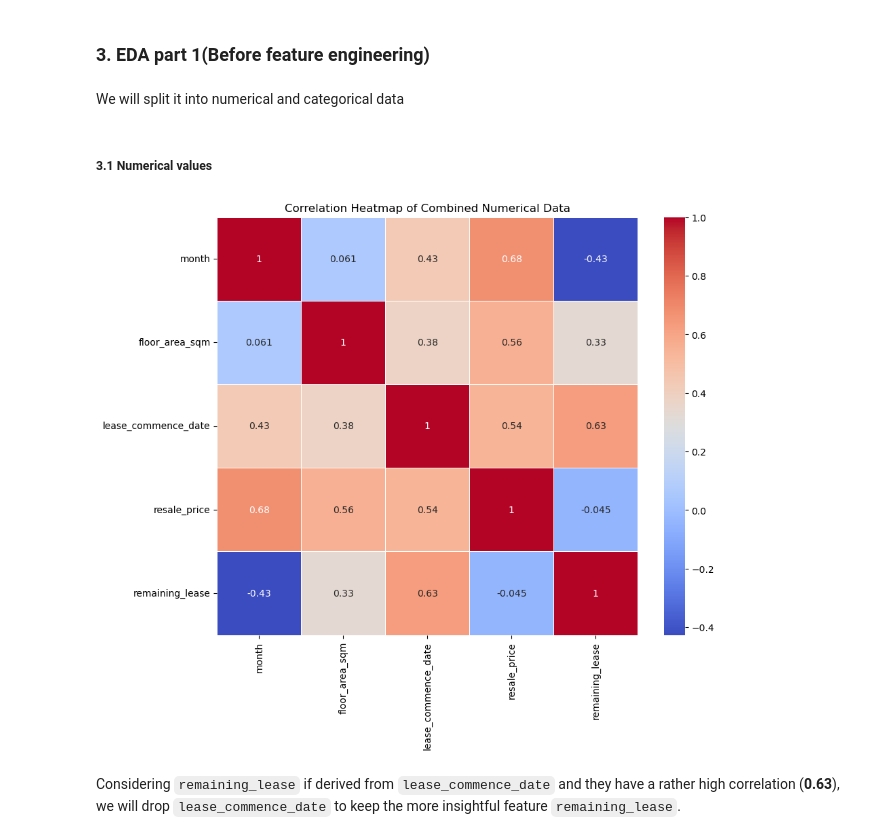
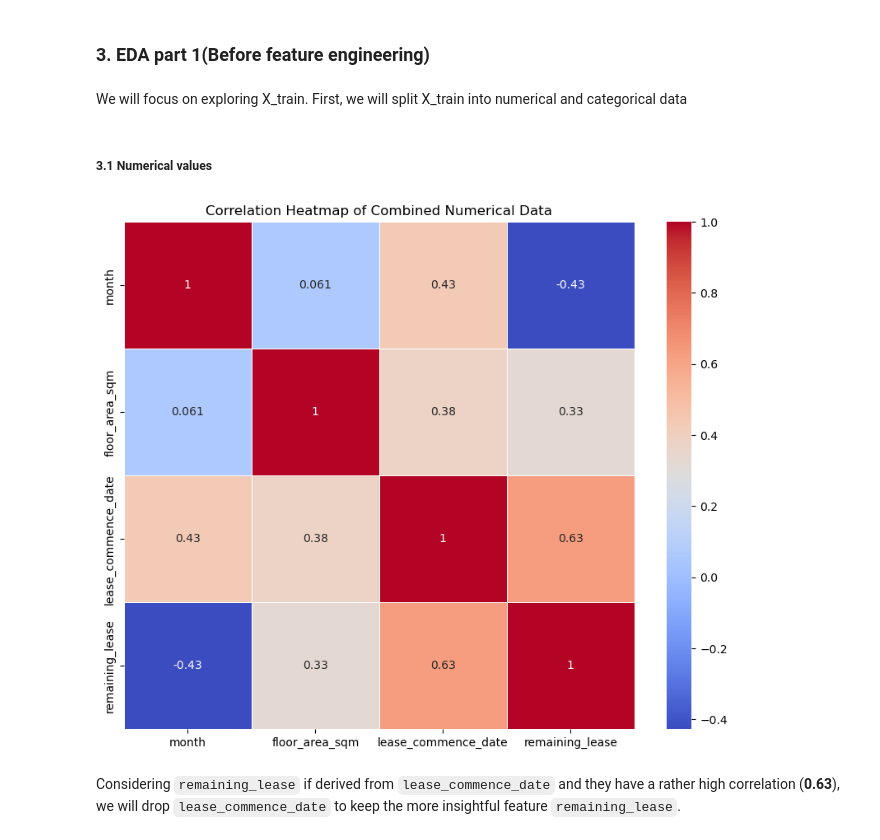
Before and after one commit to Zimmy313/HDB_HousingPrice_ML_Project, a Jupyter notebook: src/Data_Cleaning.ipynb, the cells around one changed output. Cells and saved outputs as stored; diff of their text form; code cells hidden in the pictures.

```diff
--- a/src/Data_Cleaning.ipynb
+++ b/src/Data_Cleaning.ipynb
@@ -248,7 +255,7 @@ full_data['flat_type'] = full_data['flat_type'].replace('MULTI-GENERATION', 'MUL
 # %% [markdown]
 ### 3. EDA part 1(Before feature engineering)
 # %% [markdown]
-We will split it into numerical and categorical data
+We will focus on exploring X_train. First, we will split X_train into numerical and categorical data
 # %%
 def split_categorical_numerical(df):
     """
@@ -267,17 +274,17 @@ def split_categorical_numerical(df):
     return categorical_columns, numerical_columns
 # %%
 # 1. split df_1999
-full_col, full_num = split_categorical_numerical(full_data)
+col_1, num_1 = split_categorical_numerical(X_train)
 # %% [markdown]
 ##### 3.1 Numerical values
 # %%
 # creating a heat map of the numerical values
-correlation_matrix = full_num.corr()
+correlation_matrix = num_1.corr()
 plt.figure(figsize=(10, 8))
 sns.heatmap(correlation_matrix, annot=True, cmap='coolwarm', linewidths=0.5)
 plt.title('Correlation Heatmap of Combined Numerical Data')
 plt.show()
 # %% [output]
-[figure, old version]
+[figure, new version]
 # %% [markdown]
 Considering `remaining_lease` if derived from `lease_commence_date` and they have a rather high correlation (**0.63**), we will drop `lease_commence_date` to keep the more insightful feature `remaining_lease`.
```
Also changed, not shown: parts of 31 cells of this notebook, 1 other file.
